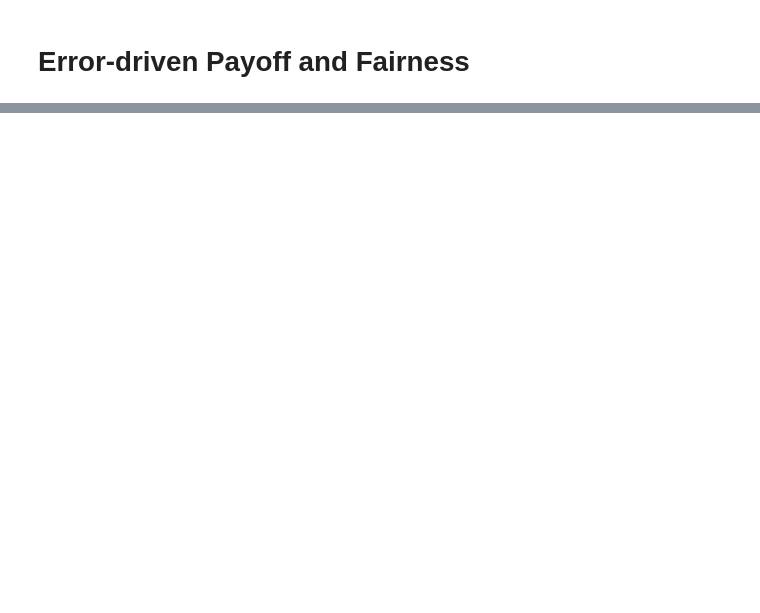
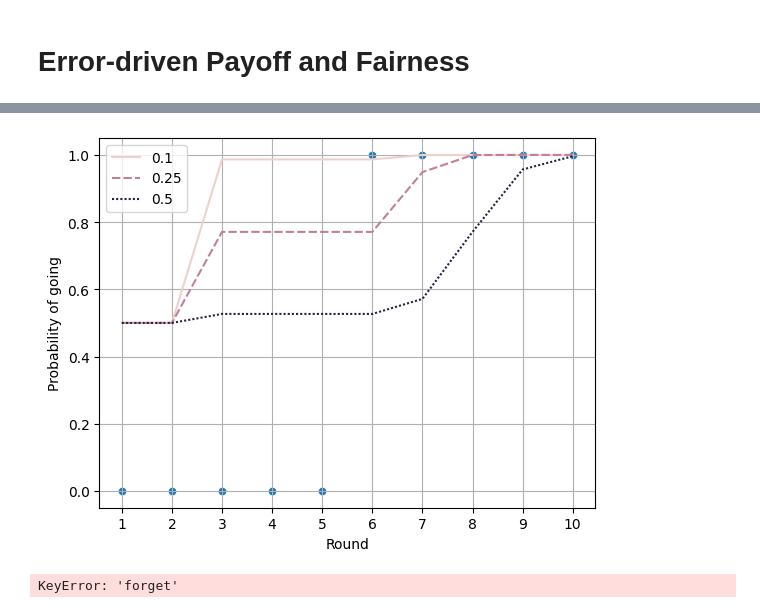
Before and after one commit to EAndrade-Lotero/Cognitive_Models_El_Farol_Bar_Problem, a Jupyter notebook: Notebooks/test_Payoff_and_Fairness.ipynb, the cells around one changed output, grey strips where cells are left out. Saved outputs shown, nothing was run; the diff lists cells and outputs as text; code cells hidden in the pictures; blank space fills up the shorter version.

```diff
--- a/Notebooks/test_Payoff_and_Fairness.ipynb
+++ b/Notebooks/test_Payoff_and_Fairness.ipynb
@@ -66,0 +66,52 @@ ax.set_ylim(-0.05, 1.05)
+# %%
+ax = sns.lineplot(
+    x="round", y="probability",
+	hue="individual_threshold",
+    style="individual_threshold",
+	data=df
+)
+sns.scatterplot(
+    x=range(1, len(actions) + 1), y=agent.decisions
+)
+ax.xaxis.set_major_locator(MaxNLocator(integer=True))
+
+ax.grid()
+ax.set_ylim(-0.05, 1.05)
+ax.set_xlabel("Round")
+ax.set_ylabel("Probability of going")
+ax.set_label("Individual threshold")
+# %% [output]
+[figure, added]
+# %%
+fixed_parameters = {
+	"threshold":0.5,
+	"num_agents":6,
+}
+free_parameters = {
+	"learning_rate":0.2,
+	"bias":1,
+    "individual_threshold":0.5,
+	"inverse_temperature":16,
+}
+simulation_parameters = {
+	'num_episodes':50,
+	'num_rounds':100,
+	'verbose':False
+}
+
+exp = Experiment(
+    agent_class=FairnessM1,
+    free_parameters=free_parameters,
+    fixed_parameters=fixed_parameters,
+    simulation_parameters=simulation_parameters,
+    measures=['bounded_efficiency', 'gini_index', 'entropy']
+)
+
+exp.run_sweep2(
+    parameter1="bias",
+    values1=[0, 0.2, 0.5, 0.7],
+    parameter2="individual_threshold",
+    values2=[0.1, 0.25, 0.5, 0.7]
+)
+# %% [output]
+KeyError: 'forget'
```
Also changed, not shown: parts of 11 cells of this notebook, 9 other files.
